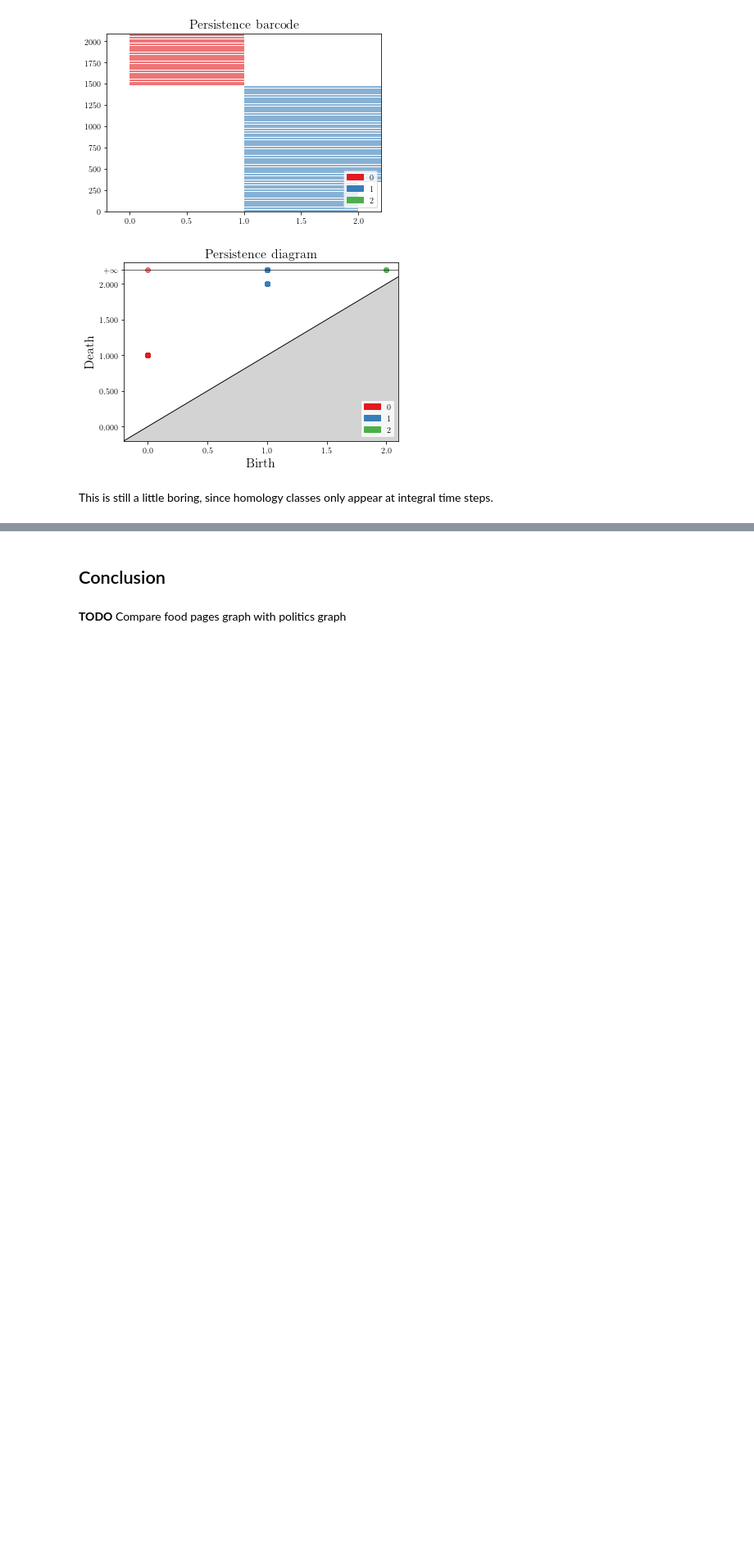
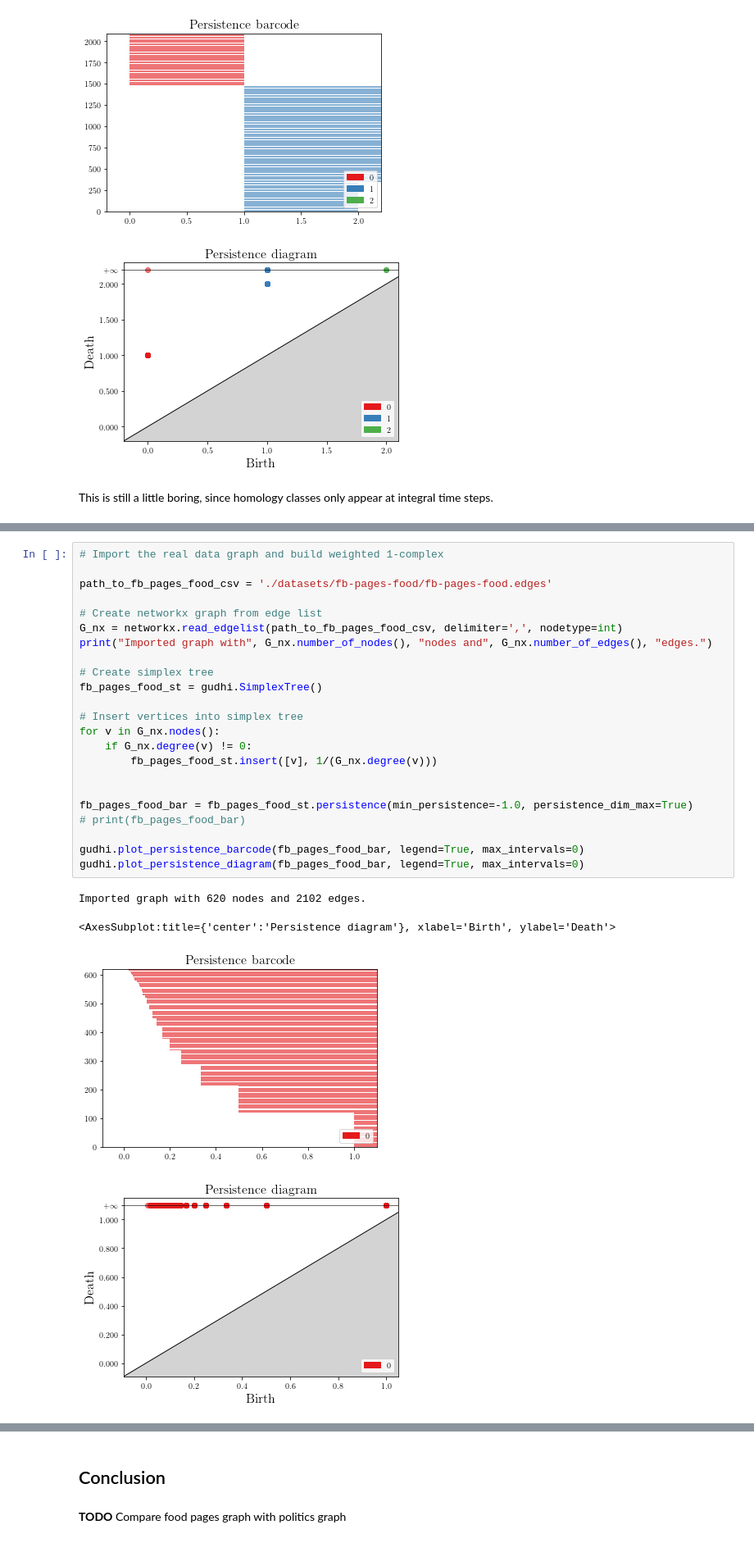
Before and after one commit to ben300694/jupyter-TDA, a Jupyter notebook: persistent_homology_15_min_intro.ipynb, the cells around one changed output, grey strips where cells are left out. Shown at 82% size. Drawn from its saved outputs; the diff is of its cells as text; blank space fills up the shorter version.

Commit message:
Continued with vertex weight filtration

```diff
--- a/persistent_homology_15_min_intro.ipynb
+++ b/persistent_homology_15_min_intro.ipynb
@@ -243,0 +255,28 @@ at integral time steps.
+# %%
+# Import the real data graph and build weighted 1-complex
+
+path_to_fb_pages_food_csv = './datasets/fb-pages-food/fb-pages-food.edges'
+
+# Create networkx graph from edge list
+G_nx = networkx.read_edgelist(path_to_fb_pages_food_csv, delimiter=',', nodetype=int)
+print("Imported graph with", G_nx.number_of_nodes(), "nodes and", G_nx.number_of_edges(), "edges.")
+
+# Create simplex tree
+fb_pages_food_st = gudhi.SimplexTree()
+
+# Insert vertices into simplex tree
+for v in G_nx.nodes():
+    if G_nx.degree(v) != 0:
+        fb_pages_food_st.insert([v], 1/(G_nx.degree(v)))
+
+
+fb_pages_food_bar = fb_pages_food_st.persistence(min_persistence=-1.0, persistence_dim_max=True)
+# print(fb_pages_food_bar)
+
+gudhi.plot_persistence_barcode(fb_pages_food_bar, legend=True, max_intervals=0)
+gudhi.plot_persistence_diagram(fb_pages_food_bar, legend=True, max_intervals=0)
+# %% [output]
+Imported graph with 620 nodes and 2102 edges.
+<AxesSubplot:title={'center':'Persistence diagram'}, xlabel='Birth', ylabel='Death'>
+[figure, added]
+[figure, added]
```
Also changed, not shown: parts of 6 cells of this notebook.
